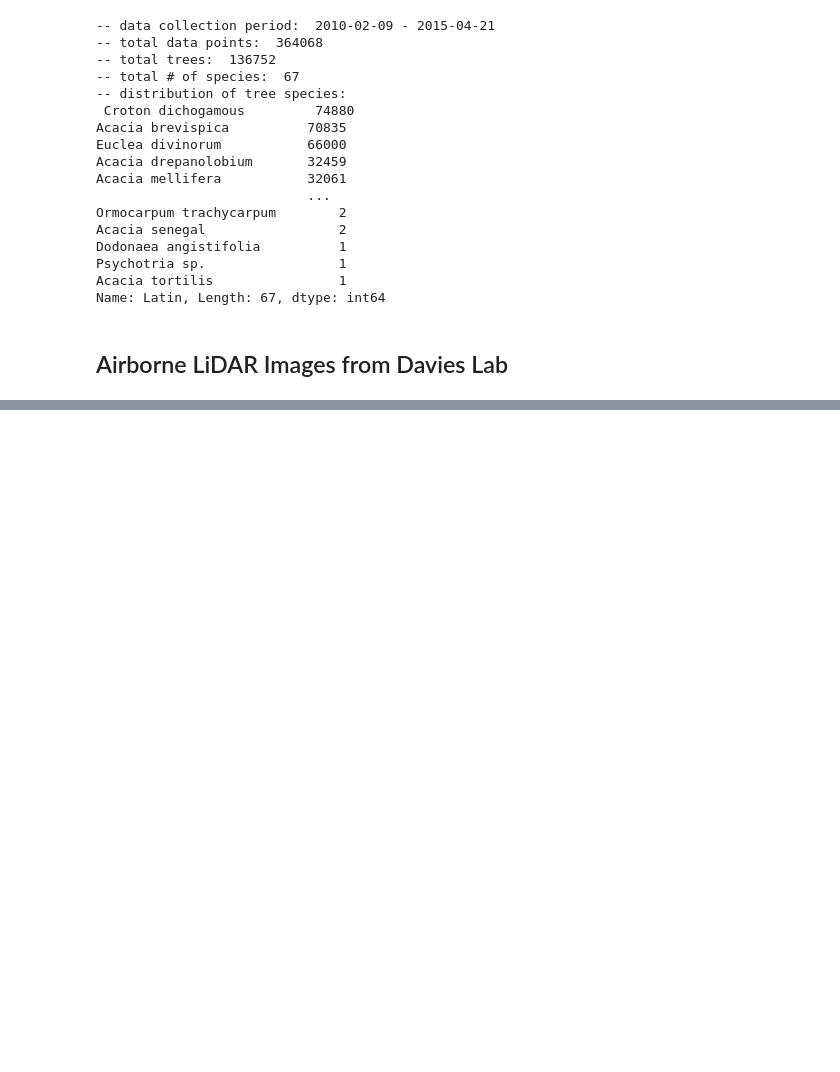
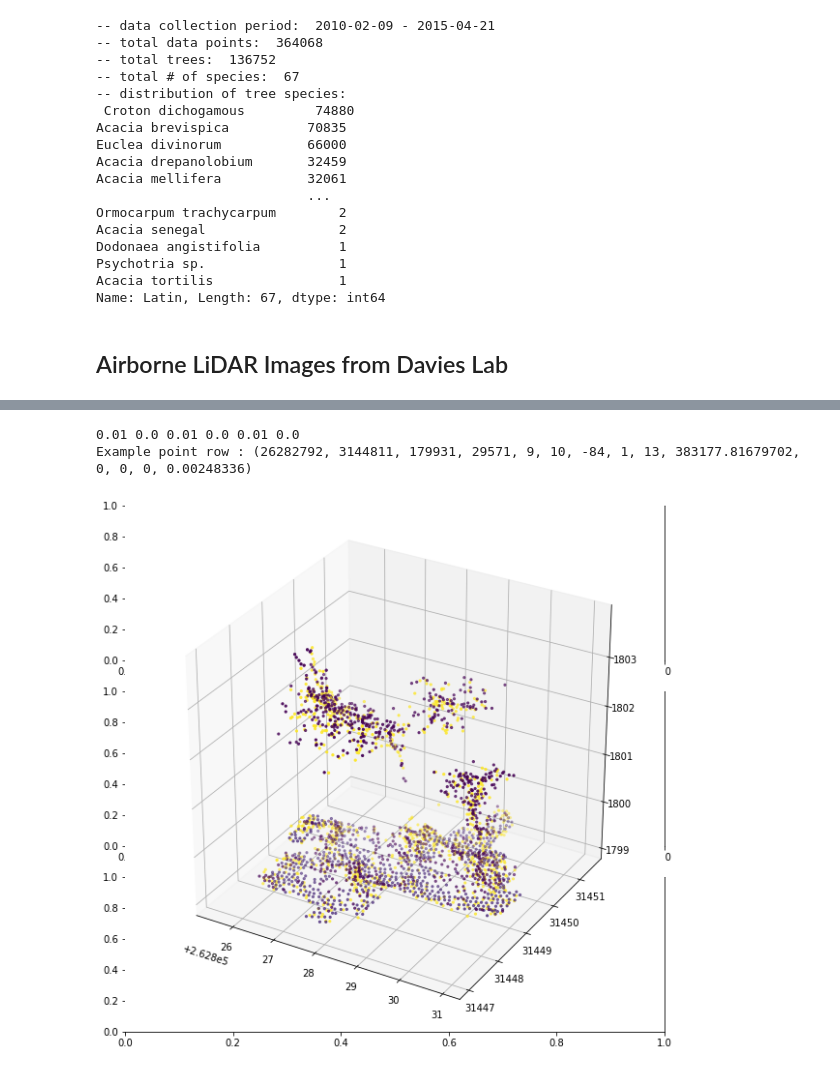
Before and after one commit to nicole-hjlin/mpala-tree-mapping, a Jupyter notebook: eda.ipynb, the cells around one changed output, grey strips where cells are left out. Saved outputs shown, nothing was run; the diff lists cells and outputs as text; code cells hidden in the pictures; blank space fills up the shorter version.

Commit message:
Update eda.ipynb with graphing code and  more data analysis work
Fix minor bugs with path and clean up code

```diff
--- a/eda.ipynb
+++ b/eda.ipynb
@@ -14,10 +19,10 @@ Mounted at /content/drive
 import os
 header = '/content/drive/My Drive'
 hongjin_path = 'classes/2022 fall/CS 288 AI for Social Impact/CS288 Final Project - Tree Species'
-derek_path = 'classes/jr/CS288 Final Project - Tree Species'
+derek_path = 'jr/CS288 Final Project - Tree Species'
 matt_path = ''
 
 # Select path from above
-project_path = os.path.join(header, hongjin_path)
+project_path = os.path.join(header, derek_path)
 project_path
 # %% [output]
@@ -102,26 +134,35 @@ print(np.unique(las2.classification, return_counts=True))
 # %%
 from mpl_toolkits.mplot3d import Axes3D
 import matplotlib.pyplot as plt
 
 # reading las file and copy points
 input_las = las
 point_records = input_las.points.copy()
 
-# getting scaling and offset parameters
+# scaling params
 las_scaleX = input_las.header.scale[0]
 las_offsetX = input_las.header.offset[0]
 las_scaleY = input_las.header.scale[1]
 las_offsetY = input_las.header.offset[1]
 las_scaleZ = input_las.header.scale[2]
 las_offsetZ = input_las.header.offset[2]
 
+print(las_scaleX, las_offsetX, las_scaleY, las_offsetY, las_scaleZ, las_offsetZ)
+
 # calculating coordinates
 p_X = np.array((point_records['X'] * las_scaleX) + las_offsetX)
 p_Y = np.array((point_records['Y'] * las_scaleY) + las_offsetY)
 p_Z = np.array((point_records['Z'] * las_scaleZ) + las_offsetZ)
+label = np.array(point_records.classification)
+
+print("Example point row :", point_records.array[0])
 
 # plotting points
-fig = plt.figure()
-ax = fig.add_subplot(111, projection='3d')
-ax.scatter(p_X, p_Y, p_Z, c='r', marker='o')
+fig,ax = plt.subplots(3, figsize=(10,10))
+ax[0] = fig.add_subplot(111, projection='3d')
+ax[0].scatter(p_X, p_Y, p_Z, c=label, marker='.')
 plt.show()
+# %% [output]
+0.01 0.0 0.01 0.0 0.01 0.0
+Example point row : (26282792, 3144811, 179931, 29571, 9, 10, -84, 1, 13, 383177.81679702, 0, 0, 0, 0.00248336)
+[figure, added]
```
Also changed, not shown: parts of 9 cells of this notebook.
